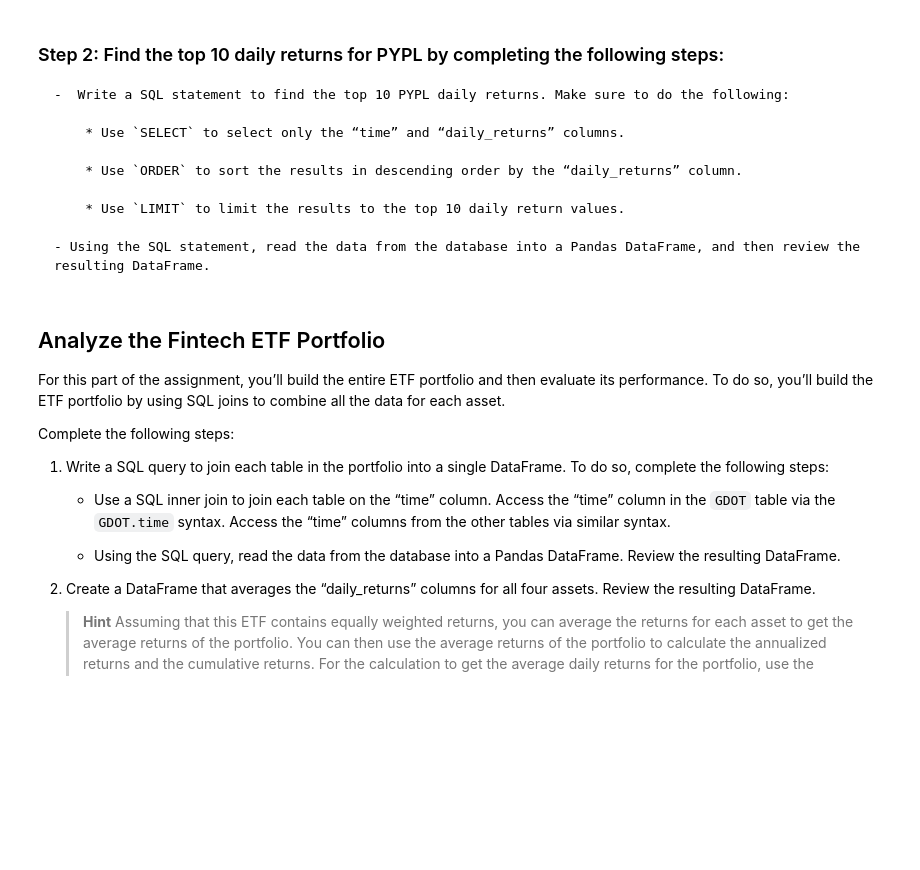
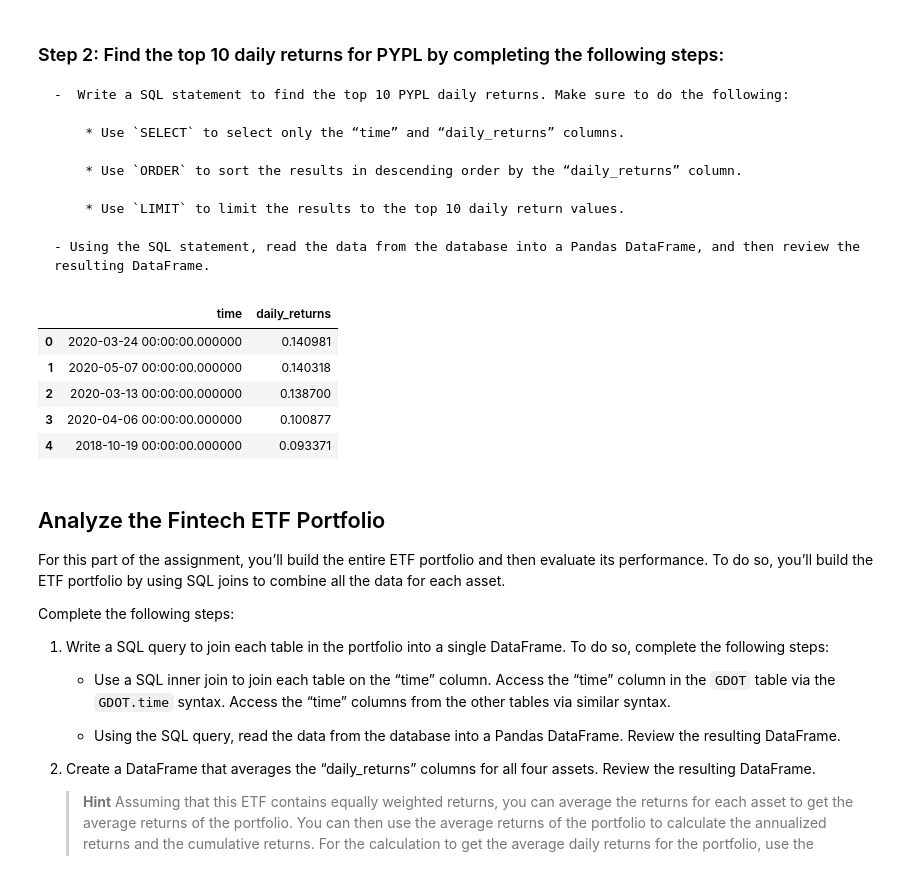
Before and after one commit to quinnwong31/PassiveInvestingWithETF, a Jupyter notebook: etf_analyzer.ipynb, the cells around one changed output. Cells and saved outputs as stored; diff of their text form; code cells hidden in the pictures; blank space fills up the shorter version.

```diff
--- a/etf_analyzer.ipynb
+++ b/etf_analyzer.ipynb
@@ -254,13 +261,20 @@ pypl_higher_than_200 = # YOUR CODE HERE
 # %%
 # Write a SQL SELECT statement to select the time and daily_returns columns
 # Sort the results in descending order and return only the top 10 return values
-query = # YOUR CODE HERE
+query = 'SELECT time, daily_returns FROM PYPL ORDER BY daily_returns DESC LIMIT 10'
 
 # Using the query, read the data from the database into a Pandas DataFrame
-pypl_top_10_returns = # YOUR CODE HERE
+pypl_top_10_returns = pd.read_sql_query(query, con=engine)
 
 # Review the resulting DataFrame
-# YOUR CODE HERE
+pypl_top_10_returns.head()
+# %% [output]
+|  | time | daily_returns |
+| 0 | 2020-03-24 00:00:00.000000 | 0.140981 |
+| 1 | 2020-05-07 00:00:00.000000 | 0.140318 |
+| 2 | 2020-03-13 00:00:00.000000 | 0.138700 |
+| 3 | 2020-04-06 00:00:00.000000 | 0.100877 |
+| 4 | 2018-10-19 00:00:00.000000 | 0.093371 |
 # %% [markdown]
 ## Analyze the Fintech ETF Portfolio
 
```
Also changed, not shown: parts of 1 cell of this notebook.
